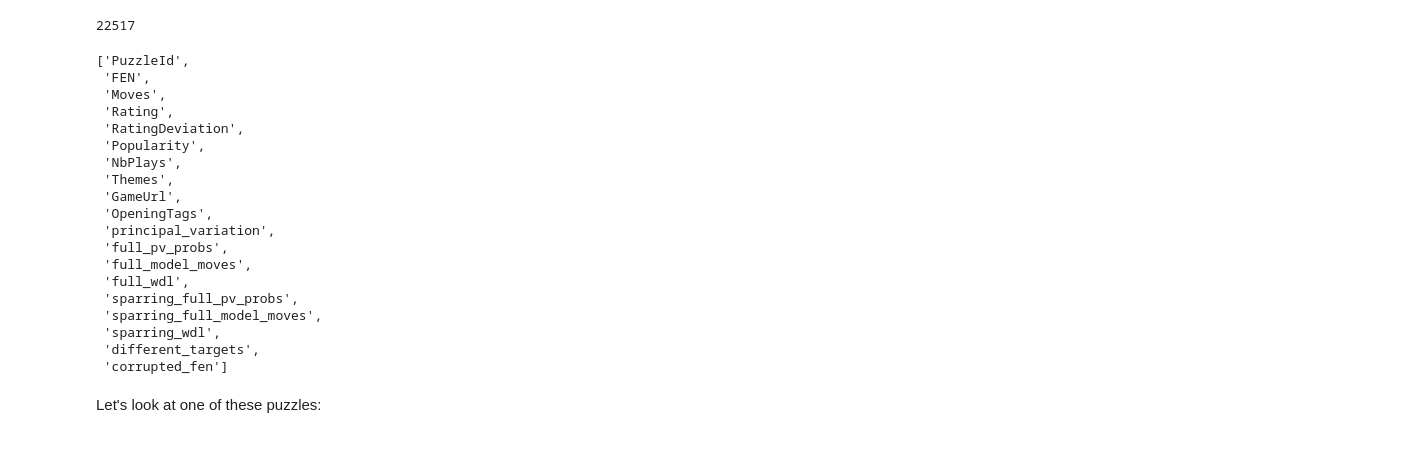
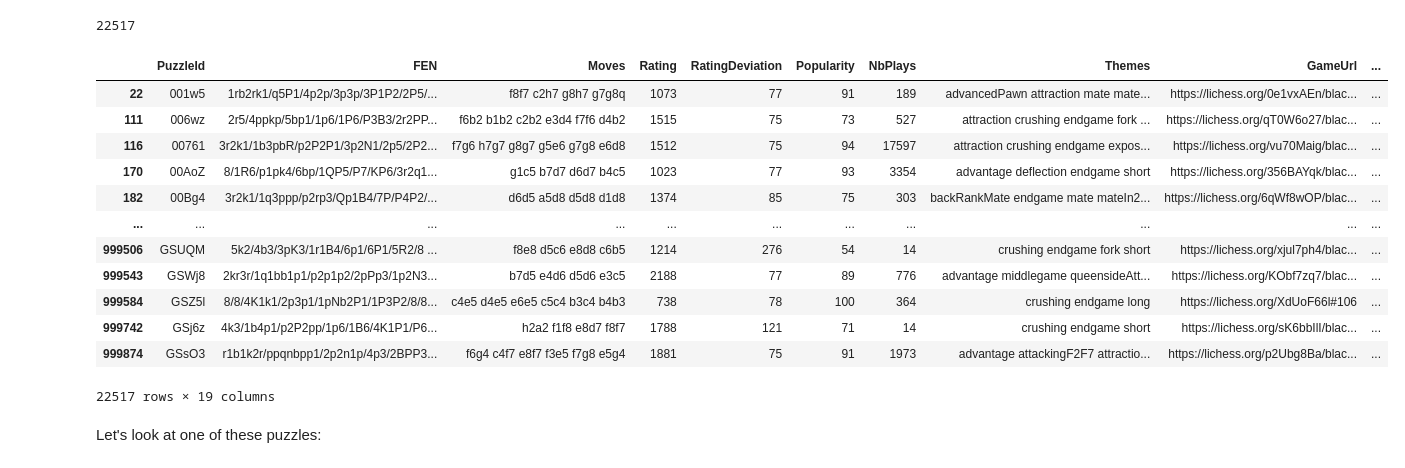
Before and after one commit to collijk/leela-interp, a Jupyter notebook: notebooks/demo.ipynb, the cells around one changed output. Cells and saved outputs as stored; diff of their text form; code cells hidden in the pictures.

Commit message:
Fix imports, move old code to legacy, add extraction script for lichess

```diff
--- a/notebooks/demo.ipynb
+++ b/notebooks/demo.ipynb
@@ -23,27 +25,21 @@ len(puzzles)
 # %% [output]
 22517
 # %%
-puzzles.columns.tolist()
+puzzles
 # %% [output]
+|  | PuzzleId | FEN | Moves | Rating | RatingDeviation | Popularity | NbPlays | Themes | GameUrl | ... |
+| 22 | 001w5 | 1rb2rk1/q5P1/4p2p/3p3p/3P1P2/2P5/... | f8f7 c2h7 g8h7 g7g8q | 1073 | 77 | 91 | 189 | advancedPawn attraction mate mate... | https://lichess.org/0e1vxAEn/blac... | ... |
+| 111 | 006wz | 2r5/4ppkp/5bp1/1p6/1P6/P3B3/2r2PP... | f6b2 b1b2 c2b2 e3d4 f7f6 d4b2 | 1515 | 75 | 73 | 527 | attraction crushing endgame fork ... | https://lichess.org/qT0W6o27/blac... | ... |
+| 116 | 00761 | 3r2k1/1b3pbR/p2P2P1/3p2N1/2p5/2P2... | f7g6 h7g7 g8g7 g5e6 g7g8 e6d8 | 1512 | 75 | 94 | 17597 | attraction crushing endgame expos... | https://lichess.org/vu70Maig/blac... | ... |
+| 170 | 00AoZ | 8/1R6/p1pk4/6bp/1QP5/P7/KP6/3r2q1... | g1c5 b7d7 d6d7 b4c5 | 1023 | 77 | 93 | 3354 | advantage deflection endgame short | https://lichess.org/356BAYqk/blac... | ... |
+| 182 | 00Bg4 | 3r2k1/1q3ppp/p2rp3/Qp1B4/7P/P4P2/... | d6d5 a5d8 d5d8 d1d8 | 1374 | 85 | 75 | 303 | backRankMate endgame mate mateIn2... | https://lichess.org/6qWf8wOP/blac... | ... |
+| ... | ... | ... | ... | ... | ... | ... | ... | ... | ... | ... |
+| 999506 | GSUQM | 5k2/4b3/3pK3/1r1B4/6p1/6P1/5R2/8 ... | f8e8 d5c6 e8d8 c6b5 | 1214 | 276 | 54 | 14 | crushing endgame fork short | https://lichess.org/xjul7ph4/blac... | ... |
+| 999543 | GSWj8 | 2kr3r/1q1bb1p1/p2p1p2/2pPp3/1p2N3... | b7d5 e4d6 d5d6 e3c5 | 2188 | 77 | 89 | 776 | advantage middlegame queensideAtt... | https://lichess.org/KObf7zq7/blac... | ... |
+| 999584 | GSZ5l | 8/8/4K1k1/2p3p1/1pNb2P1/1P3P2/8/8... | c4e5 d4e5 e6e5 c5c4 b3c4 b4b3 | 738 | 78 | 100 | 364 | crushing endgame long | https://lichess.org/XdUoF66l#106 | ... |
+| 999742 | GSj6z | 4k3/1b4p1/p2P2pp/1p6/1B6/4K1P1/P6... | h2a2 f1f8 e8d7 f8f7 | 1788 | 121 | 71 | 14 | crushing endgame short | https://lichess.org/sK6bbIlI/blac... | ... |
+| 999874 | GSsO3 | r1b1k2r/ppqnbpp1/2p2n1p/4p3/2BPP3... | f6g4 c4f7 e8f7 f3e5 f7g8 e5g4 | 1881 | 75 | 91 | 1973 | advantage attackingF2F7 attractio... | https://lichess.org/p2Ubg8Ba/blac... | ... |
-['PuzzleId',
- 'FEN',
- 'Moves',
- 'Rating',
- 'RatingDeviation',
- 'Popularity',
- 'NbPlays',
- 'Themes',
- 'GameUrl',
- 'OpeningTags',
- 'principal_variation',
- 'full_pv_probs',
- 'full_model_moves',
- 'full_wdl',
- 'sparring_full_pv_probs',
- 'sparring_full_model_moves',
- 'sparring_wdl',
- 'different_targets',
- 'corrupted_fen']
+22517 rows × 19 columns
 # %% [markdown]
 Let's look at one of these puzzles:
 # %%
```
Also changed, not shown: parts of 1 cell of this notebook, 52 other files.
